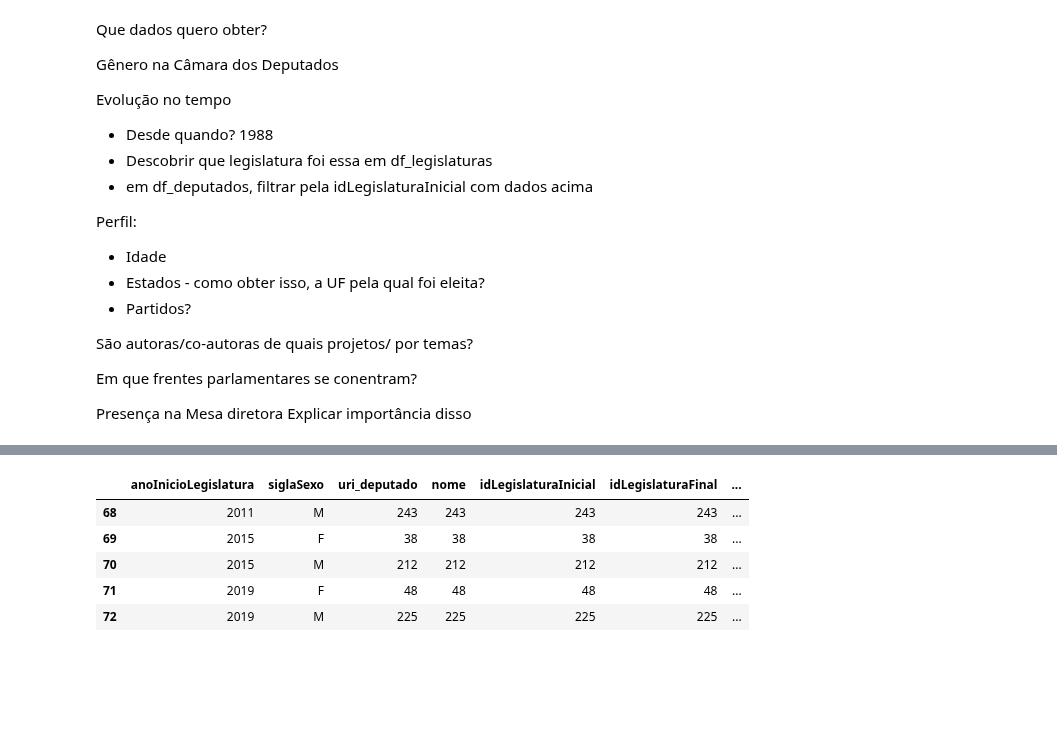
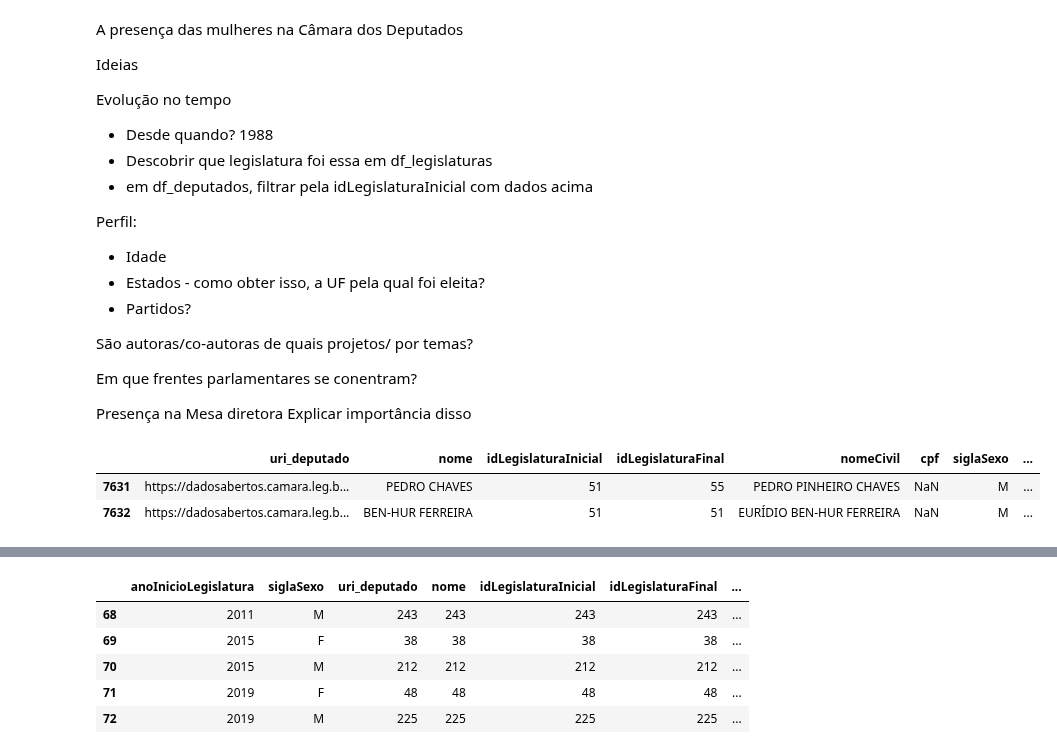
Before and after one commit to sartoriando/dotfiles, a Jupyter notebook: Rascunho_trabalho_final.ipynb, the cells around one changed output, grey strips where cells are left out. Saved outputs shown, nothing was run; the diff lists cells and outputs as text; code cells hidden in the pictures; blank space fills up the shorter version.

```diff
--- a/Rascunho_trabalho_final.ipynb
+++ b/Rascunho_trabalho_final.ipynb
@@ -9,9 +9,9 @@ import matplotlib.pyplot as plt
 import requests
 import time
 # %% [markdown]
-Que dados quero obter?
+A presença das mulheres na Câmara dos Deputados
 
-Gênero na Câmara dos Deputados
+Ideias
 
 Evolução no tempo
   - Desde quando? 1988
@@ -55,0 +56,6 @@ mulheres = m[['nome','dataNascimento', 'idLegislaturaInicial', 'uri_deputado','n
+# %%
+df_deputados.tail(2)
+# %% [output]
+|  | uri_deputado | nome | idLegislaturaInicial | idLegislaturaFinal | nomeCivil | cpf | siglaSexo | ... |
+| 7631 | https://dadosabertos.camara.leg.b... | PEDRO CHAVES | 51 | 55 | PEDRO PINHEIRO CHAVES | NaN | M | ... |
+| 7632 | https://dadosabertos.camara.leg.b... | BEN-HUR FERREIRA | 51 | 51 | EURÍDIO BEN-HUR FERREIRA | NaN | M | ... |
```
Also changed, not shown: parts of 11 cells of this notebook.
